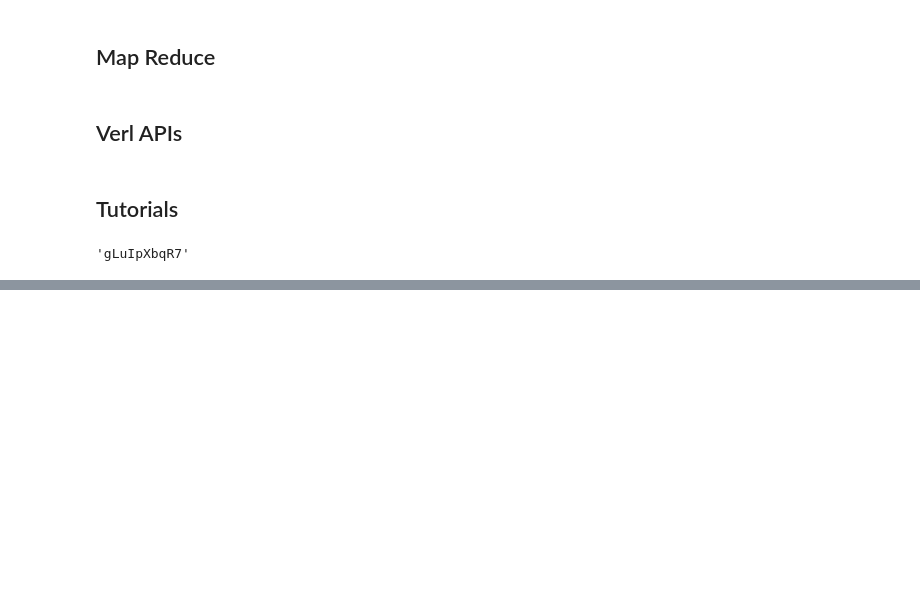
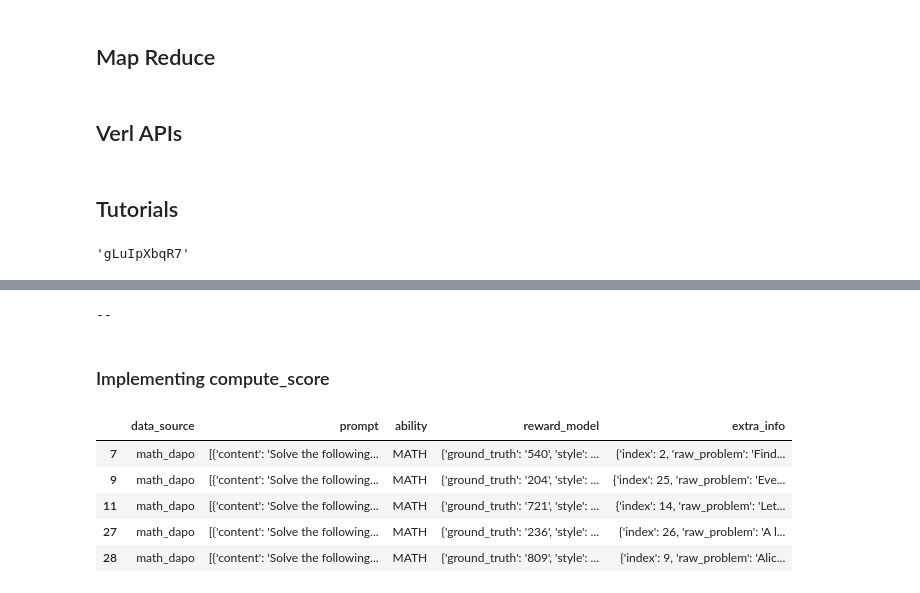
Before and after one commit to tirthankar95/verl_x, a Jupyter notebook: tm_tutorials/trial.ipynb, the cells around one changed output, grey strips where cells are left out. Saved outputs shown, nothing was run; the diff lists cells and outputs as text; code cells hidden in the pictures; blank space fills up the shorter version.

Commit message:
Add custom reward part1

```diff
--- a/tm_tutorials/trial.ipynb
+++ b/tm_tutorials/trial.ipynb
@@ -550,0 +640,25 @@ def memory_summary():
+# %%
+'''
+1. from parquet generate responses using LLM.
+2. Use GRIDRewardManger to get the reward.
+    - Implement compute_score(prompt, response_list, ground_truth)
+'''
+print('--')
+# %% [output]
+--
+# %% [markdown]
+### Implementing compute_score
+# %%
+import pandas as pd
+import os
+
+DATA_PATH = os.path.expanduser("~") + "/verl_x/data/aime-2024.parquet"
+df_aime = pd.read_parquet(DATA_PATH)
+df_aime.head()
+# %% [output]
+|  | data_source | prompt | ability | reward_model | extra_info |
+| 7 | math_dapo | [{'content': 'Solve the following... | MATH | {'ground_truth': '540', 'style': ... | {'index': 2, 'raw_problem': 'Find... |
+| 9 | math_dapo | [{'content': 'Solve the following... | MATH | {'ground_truth': '204', 'style': ... | {'index': 25, 'raw_problem': 'Eve... |
+| 11 | math_dapo | [{'content': 'Solve the following... | MATH | {'ground_truth': '721', 'style': ... | {'index': 14, 'raw_problem': 'Let... |
+| 27 | math_dapo | [{'content': 'Solve the following... | MATH | {'ground_truth': '236', 'style': ... | {'index': 26, 'raw_problem': 'A l... |
+| 28 | math_dapo | [{'content': 'Solve the following... | MATH | {'ground_truth': '809', 'style': ... | {'index': 9, 'raw_problem': 'Alic... |
```
Also changed, not shown: parts of 11 cells of this notebook, 21 other files.
